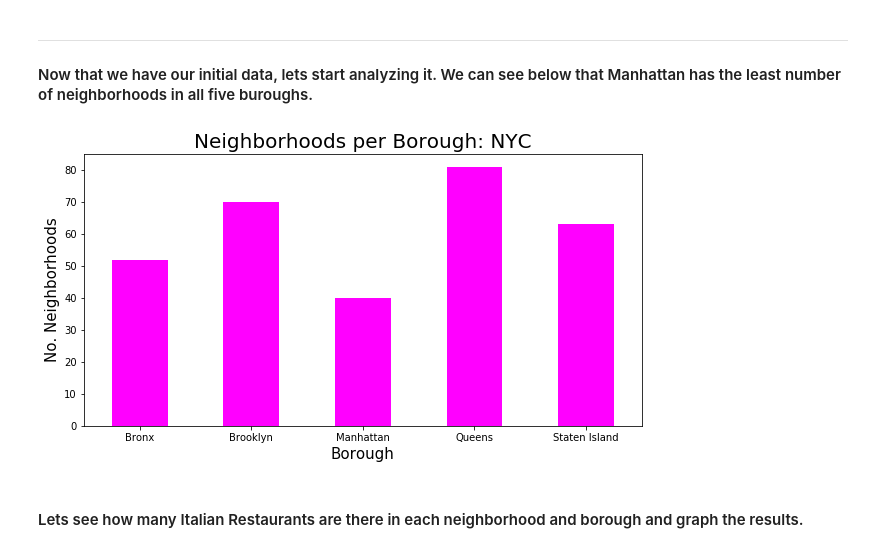
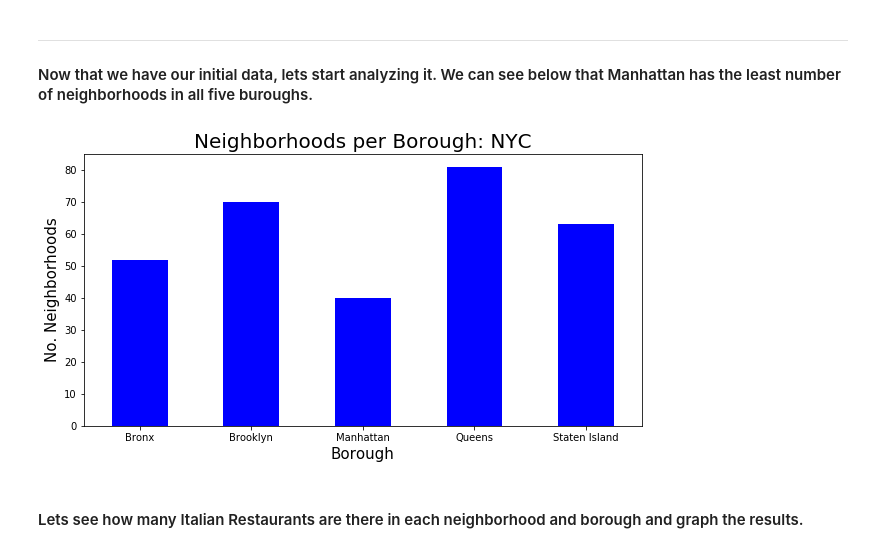
Before and after one commit to Gnidhi410/Capstone-Project, a Jupyter notebook: The Battle of Neighborhood.ipynb, the cells around one changed output. Drawn from its saved outputs; the diff is of its cells as text; code cells hidden in the pictures.

```diff
--- a/The Battle of Neighborhood.ipynb
+++ b/The Battle of Neighborhood.ipynb
@@ -193,14 +201,14 @@ ny_data.shape
 ***
 #### Now that we have our initial data, lets start analyzing it. We can see below that Manhattan has the least number of neighborhoods in all five buroughs.
 # %%
-clr = "magenta"
+clr = "blue"
 ny_data.groupby('Borough')['Neighborhood'].count().plot.bar(figsize=(10,5), color=clr)
 plt.title('Neighborhoods per Borough: NYC', fontsize = 20)
 plt.xlabel('Borough', fontsize = 15)
 plt.ylabel('No. Neighborhoods',fontsize = 15)
 plt.xticks(rotation = 'horizontal')
 plt.show()
 # %% [output]
-[figure, old version]
+[figure, new version]
 # %% [markdown]
 #### Lets see how many Italian Restaurants are there in each neighborhood and borough and graph the results.
```
Also changed, not shown: parts of 11 cells of this notebook.
